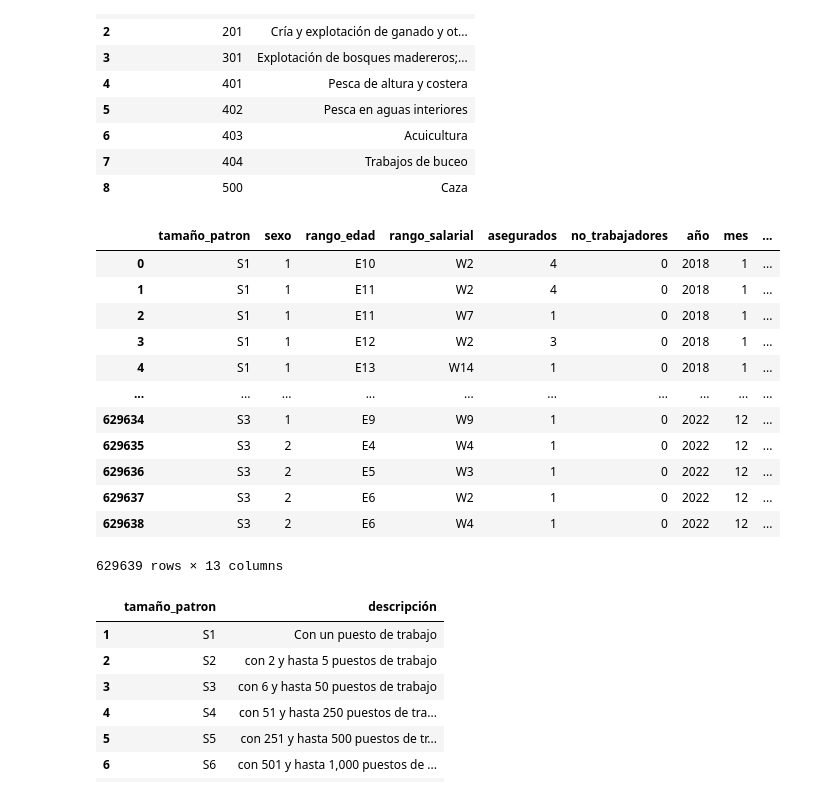
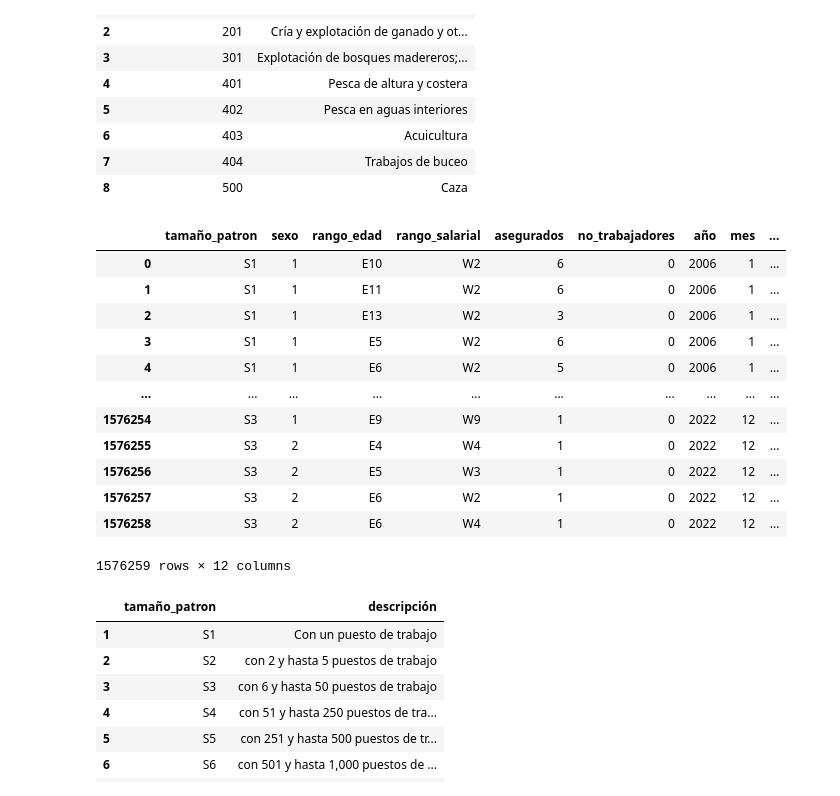
Before and after one commit to empleo-inducido/Trabajos_Generados, a Jupyter notebook: primera_parte/processing_data.ipynb, the cells around one changed output. Cells and saved outputs as stored; diff of their text form; code cells hidden in the pictures.

```diff
--- a/primera_parte/processing_data.ipynb
+++ b/primera_parte/processing_data.ipynb
@@ -277,6 +277,6 @@ memory usage: 72.1+ MB
 # %%
 # Identificamos columnas numericas y categoricas
-columnas_numericas_int = ["cve_delegacion", "cve_subdelegacion", "sector_economico_1", "sector_economico_2", "sector_economico_4", "sexo", "asegurados", "no_trabajadores", "año", "mes"]
+columnas_numericas_int = ["cve_delegacion", "cve_subdelegacion", "sector_economico_2", "sector_economico_4", "sexo", "asegurados", "no_trabajadores", "año", "mes"]
 columnas_categoricas = ["tamaño_patron", "rango_edad", "rango_salarial", "cve_municipio"]
 
 # Convertimos las variables al tipo adecuado
@@ -731,13 +748,13 @@ KeyError: "['cve_delegacion', 'cve_subdelegacion'] not found in axis"
 # %%
 # Abrimos catálogos que utilizaremos
-df_cat_entidad_municipio_imss = pd.read_csv("../data/imss_entidad-municipio.csv")
-df_cat_sector_1_imss = pd.read_csv("../data/imss_sector_1.csv")
-df_cat_sector_2_imss = pd.read_csv("../data/imss_sector_2.csv")
-df_cat_sector_4_imss = pd.read_csv("../data/imss_sector_4.csv")
-df_cat_tamaño_patron_imss = pd.read_csv("../data/imss_Tamaño_de_registro_patronal.csv")
-df_cat_sexo_imss = pd.read_csv("../data/imss_sexo.csv")
-df_cat_edad_imss = pd.read_csv("../data/imss_Rango_edad.csv")
-df_cat_salario_imss = pd.read_csv("../data/imss_Rango_salario.csv")
+df_cat_entidad_municipio_imss = pd.read_csv("../data/imss_cat/imss_entidad-municipio.csv")
+df_cat_sector_1_imss = pd.read_csv("../data/imss_cat/imss_sector_1.csv")
+df_cat_sector_2_imss = pd.read_csv("../data/imss_cat/imss_sector_2.csv")
+df_cat_sector_4_imss = pd.read_csv("../data/imss_cat/imss_sector_4.csv")
+df_cat_tamaño_patron_imss = pd.read_csv("../data/imss_cat/imss_Tamaño_de_registro_patronal.csv")
+df_cat_sexo_imss = pd.read_csv("../data/imss_cat/imss_sexo.csv")
+df_cat_edad_imss = pd.read_csv("../data/imss_cat/imss_Rango_edad.csv")
+df_cat_salario_imss = pd.read_csv("../data/imss_cat/imss_Rango_salario.csv")
 # %%
 # Limpieza de catalogo de municipios
 df_cat_entidad_municipio_imss.columns = df_cat_entidad_municipio_imss.iloc[0,]
@@ -783,7 +800,3 @@ df_cat_sector_1_imss
 | 7 | 8 | 8 | Servicios para empresas, personas... |
 | 8 | 9 | 9 | Servicios sociales y comunales |
 | 9 | 3 | 3 | Industrias de transformación |
-# %%
-# Hacemos left merge
-df_imss_seleccion = pd.merge(df_imss_seleccion, df_cat_sector_1_imss, left_on='sector_economico_1', right_on='sector_economico_1', how='left')
-df_imss_seleccion
@@ -863,25 +862,25 @@ df_cat_sector_4_imss
 # %%
 # Hacemos left merge
 df_imss_seleccion = pd.merge(df_imss_seleccion, df_cat_sector_4_imss, left_on=['sector_economico_4'], right_on=['sector_economico_4'], how='left')
 
 # Seleccionamos columnas
-df_imss_seleccion = df_imss_seleccion.drop(columns=["sector_economico_1", "sector_economico_2", "sector_economico_4", "sector_economico_2_2pos", 0])
+df_imss_seleccion = df_imss_seleccion.drop(columns=["sector_economico_1", "sector_economico_2", "sector_economico_4", "sector_economico_2_2pos", 0], errors = 'ignore')
 # Exploramos el dataframe
 df_imss_seleccion
 # %% [output]
 |  | tamaño_patron | sexo | rango_edad | rango_salarial | asegurados | no_trabajadores | año | mes | ... |
-| 0 | S1 | 1 | E10 | W2 | 4 | 0 | 2018 | 1 | ... |
-| 1 | S1 | 1 | E11 | W2 | 4 | 0 | 2018 | 1 | ... |
-| 2 | S1 | 1 | E11 | W7 | 1 | 0 | 2018 | 1 | ... |
-| 3 | S1 | 1 | E12 | W2 | 3 | 0 | 2018 | 1 | ... |
-| 4 | S1 | 1 | E13 | W14 | 1 | 0 | 2018 | 1 | ... |
+| 0 | S1 | 1 | E10 | W2 | 6 | 0 | 2006 | 1 | ... |
+| 1 | S1 | 1 | E11 | W2 | 6 | 0 | 2006 | 1 | ... |
+| 2 | S1 | 1 | E13 | W2 | 3 | 0 | 2006 | 1 | ... |
+| 3 | S1 | 1 | E5 | W2 | 6 | 0 | 2006 | 1 | ... |
+| 4 | S1 | 1 | E6 | W2 | 5 | 0 | 2006 | 1 | ... |
 | ... | ... | ... | ... | ... | ... | ... | ... | ... | ... |
-| 629634 | S3 | 1 | E9 | W9 | 1 | 0 | 2022 | 12 | ... |
-| 629635 | S3 | 2 | E4 | W4 | 1 | 0 | 2022 | 12 | ... |
-| 629636 | S3 | 2 | E5 | W3 | 1 | 0 | 2022 | 12 | ... |
-| 629637 | S3 | 2 | E6 | W2 | 1 | 0 | 2022 | 12 | ... |
-| 629638 | S3 | 2 | E6 | W4 | 1 | 0 | 2022 | 12 | ... |
+| 1576254 | S3 | 1 | E9 | W9 | 1 | 0 | 2022 | 12 | ... |
+| 1576255 | S3 | 2 | E4 | W4 | 1 | 0 | 2022 | 12 | ... |
+| 1576256 | S3 | 2 | E5 | W3 | 1 | 0 | 2022 | 12 | ... |
+| 1576257 | S3 | 2 | E6 | W2 | 1 | 0 | 2022 | 12 | ... |
+| 1576258 | S3 | 2 | E6 | W4 | 1 | 0 | 2022 | 12 | ... |
-629639 rows × 13 columns
+1576259 rows × 12 columns
 # %%
 # # Limpieza de catalogos de tamaño patronal
 df_cat_tamaño_patron_imss.columns  = df_cat_tamaño_patron_imss.iloc[0,]
```
Also changed, not shown: parts of 43 cells of this notebook.
